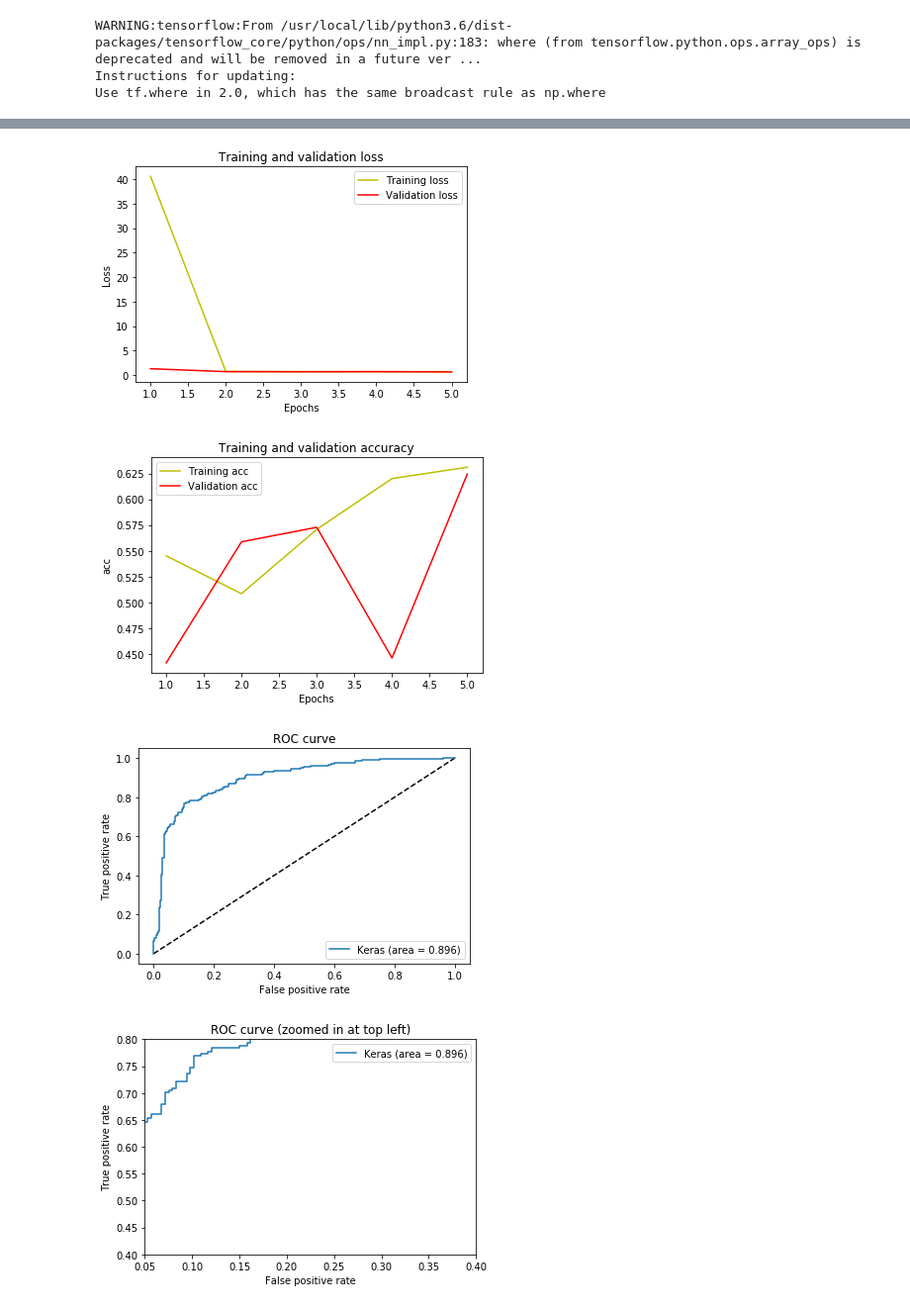
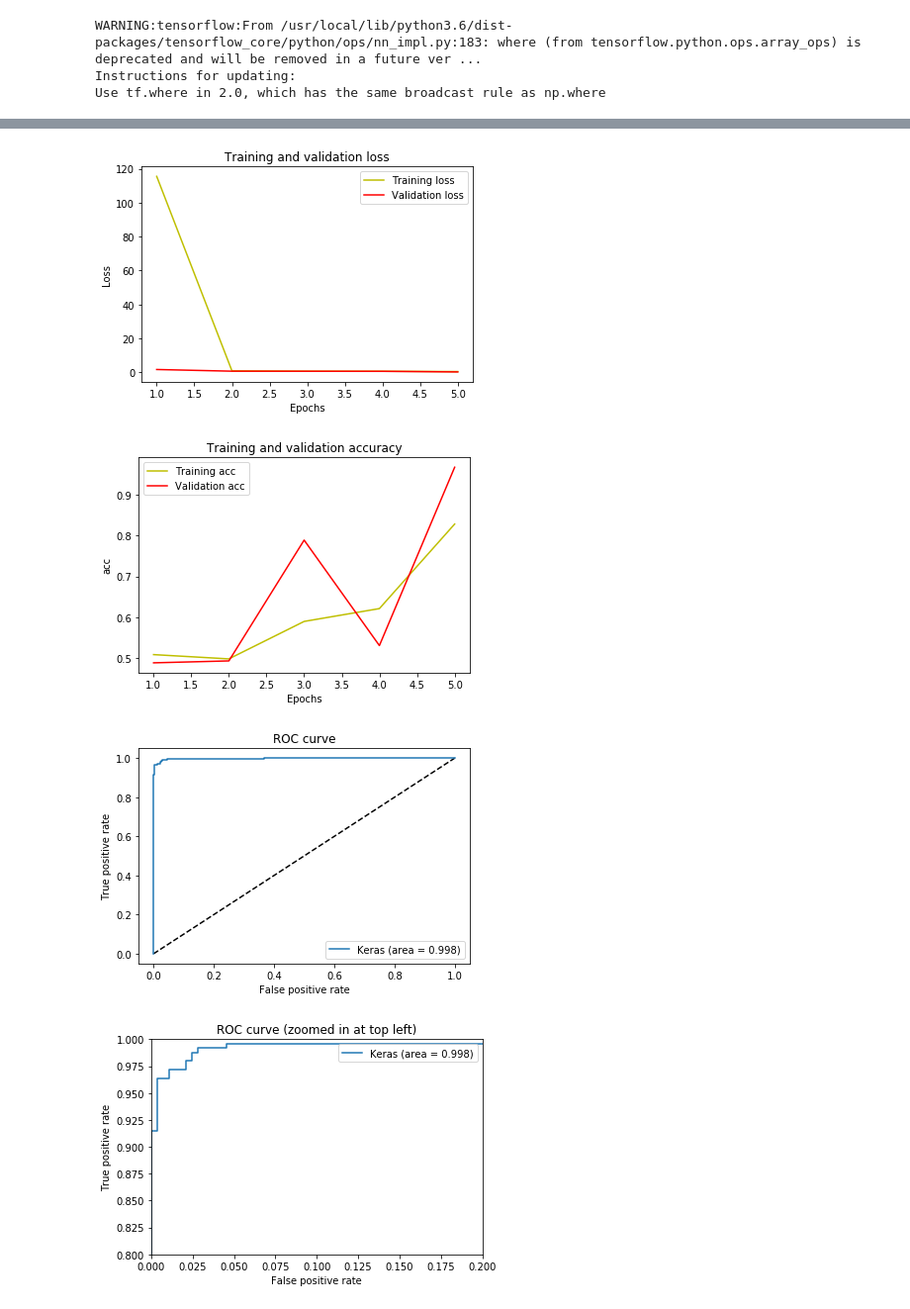
Before and after one commit to SGRGit/gwBICoherenceML, a Jupyter notebook: gwBICoherenceClassification.ipynb, the cells around one changed output, grey strips where cells are left out. Shown at 99% size. Cells and saved outputs as stored; diff of their text form; code cells hidden in the pictures.

```diff
--- a/gwBICoherenceClassification.ipynb
+++ b/gwBICoherenceClassification.ipynb
@@ -98,7 +94,7 @@ x = layers.Conv2D(512, 3, activation = 'relu')(x)
 x = layers.MaxPooling2D(2)(x)
 
 # 2D Conv Layer with 512 filters of dimension 3x3 and ReLU activation function
-x = layers.Conv2D(512, 3, activation = 'relu')(x)
+#x = layers.Conv2D(512, 3, activation = 'relu')(x)
 
 # Faltten Layer
 x = layers.Flatten()(x)
@@ -106,7 +102,7 @@ x = layers.Flatten()(x)
 # Fully Connected Layers and ReLU activation algoritm
 x = layers.Dense(4096, activation = 'relu')(x)
 x = layers.Dense(4096, activation = 'relu')(x)
-x = layers.Dense(1500, activation = 'relu')(x)
+x = layers.Dense(1000, activation = 'relu')(x)
 
 # Dropout Layer for Optimization
 #x = layers.Dropout(0.5,noise_shape=None, seed=None)(x)
@@ -155,7 +151,7 @@ Use tf.where in 2.0, which has the same broadcast rule as np.where
 history = model.fit(
     X_train,
     y_train,
-    epochs=7,
+    epochs=5,
     batch_size=256,
     validation_split=0.1,
     verbose = 1,
@@ -205,7 +197,7 @@ plt.ylabel('Loss')
 plt.legend()
 plt.show()
 # %% [output]
-[figure, old version]
+[figure, new version]
 # %%
 acc = history.history['acc']
 val_acc = history.history['val_acc']
@@ -217,7 +209,7 @@ plt.ylabel('acc')
 plt.legend()
 plt.show()
 # %% [output]
-[figure, old version]
+[figure, new version]
 # %%
 from sklearn.metrics import roc_curve
 y_pred = model.predict(X_test)
@@ -244,28 +236,28 @@ auc = auc(fpr, tpr)
 # %%
 plt.figure(1)
 plt.plot([0, 1], [0, 1], 'k--')
 plt.plot(fpr, tpr, label='Keras (area = {:.3f})'.format(auc))
 #plt.plot(fpr_rf, tpr_rf, label='RF (area = {:.3f})'.format(auc_rf))
 plt.xlabel('False positive rate')
 plt.ylabel('True positive rate')
 plt.title('ROC curve')
 plt.legend(loc='best')
 plt.show()
 # Zoom in view of the upper left corner.
 plt.figure(2)
-plt.xlim(0.05, 0.4)
-plt.ylim(0.4, 0.8)
+plt.xlim(0, 0.2)
+plt.ylim(0.8, 1.0)
 plt.plot([0, 1], [0, 1], 'k--')
 plt.plot(fpr, tpr, label='Keras (area = {:.3f})'.format(auc))
 #plt.plot(fpr_rf, tpr_rf, label='RF (area = {:.3f})'.format(auc_rf))
 plt.xlabel('False positive rate')
 plt.ylabel('True positive rate')
 plt.title('ROC curve (zoomed in at top left)')
 plt.legend(loc='best')
 plt.show()
 # %% [output]
-[figure, old version]
+[figure, new version]
-[figure, old version]
+[figure, new version]
 # %%
 from sklearn.metrics import accuracy_score, hamming_loss
 
```
Also changed, not shown: parts of 11 cells of this notebook.
